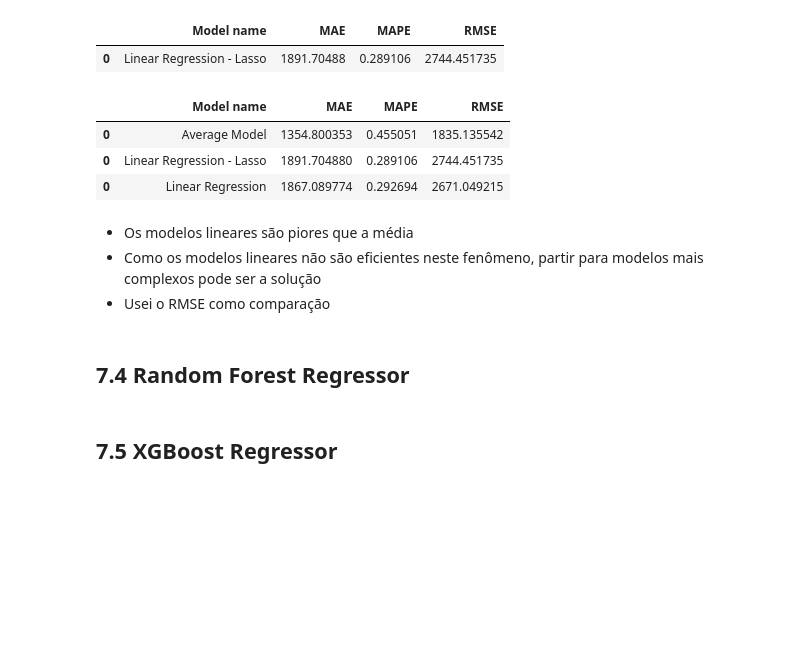
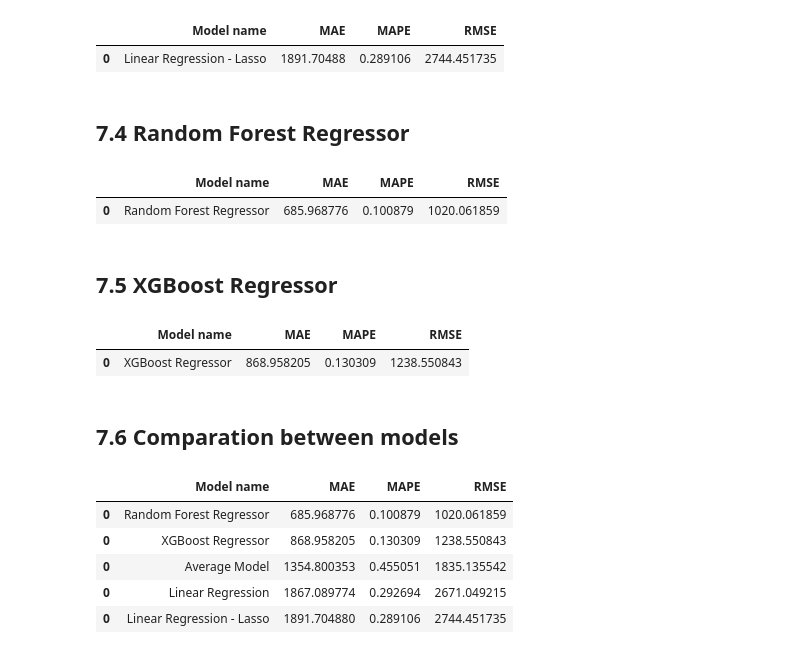
Before and after one commit to matheus-emanuel/Prediction-Rossaman-Store-Kaggle, a Jupyter notebook: store_sales_prediction.ipynb, the cells around one changed output. Drawn from its saved outputs; the diff is of its cells as text; code cells hidden in the pictures; blank space fills up the shorter version.

Commit message:
Aplicando modelos nao lineares no meu fenomeno

```diff
--- a/store_sales_prediction.ipynb
+++ b/store_sales_prediction.ipynb
@@ -945,18 +950,47 @@ lrr_result
 # %% [output]
 |  | Model name | MAE | MAPE | RMSE |
 | 0 | Linear Regression - Lasso | 1891.70488 | 0.289106 | 2744.451735 |
-# %%
-pd.concat([baseline_result, lrr_result, lr_result])
-# %% [output]
-|  | Model name | MAE | MAPE | RMSE |
-| 0 | Average Model | 1354.800353 | 0.455051 | 1835.135542 |
-| 0 | Linear Regression - Lasso | 1891.704880 | 0.289106 | 2744.451735 |
-| 0 | Linear Regression | 1867.089774 | 0.292694 | 2671.049215 |
-# %% [markdown]
-* Os modelos lineares são piores que a média
-* Como os modelos lineares não são eficientes neste fenômeno, partir para modelos mais complexos pode ser a solução
-* Usei o RMSE como comparação
 # %% [markdown]
 ## 7.4 Random Forest Regressor
+# %%
+#model
+    # n_jobs = Para usar todas as trheads do meu processador
+    # random_state = para criar uma seed e sempre partir daquele ponto da aleatoriedade
+random_forest = RandomForestRegressor(n_jobs = -1, random_state = 22).fit(x_train, y_train)
+
+#prediction
+yhat_rf = random_forest.predict(x_test)
+
+#performance
+rm_result = ml_error('Random Forest Regressor', np.expm1(y_test), np.expm1(yhat_rf))
+rm_result
+# %% [output]
+|  | Model name | MAE | MAPE | RMSE |
+| 0 | Random Forest Regressor | 685.968776 | 0.100879 | 1020.061859 |
 # %% [markdown]
 ## 7.5 XGBoost Regressor
+# %%
+#model
+xgb_regressor = xgb.XGBRegressor().fit(x_train, y_train)
+
+#prediction
+yhat_xgb = xgb_regressor.predict(x_test)
+
+#performance
+xgb_result = ml_error('XGBoost Regressor', np.expm1(y_test), np.expm1(yhat_xgb))
+xgb_result
+# %% [output]
+|  | Model name | MAE | MAPE | RMSE |
+| 0 | XGBoost Regressor | 868.958205 | 0.130309 | 1238.550843 |
+# %% [markdown]
+## 7.6 Comparation between models
+# %%
+comparation = pd.concat([baseline_result, lrr_result, lr_result, rm_result, xgb_result])
+comparation.sort_values('RMSE')
+# %% [output]
+|  | Model name | MAE | MAPE | RMSE |
+| 0 | Random Forest Regressor | 685.968776 | 0.100879 | 1020.061859 |
+| 0 | XGBoost Regressor | 868.958205 | 0.130309 | 1238.550843 |
+| 0 | Average Model | 1354.800353 | 0.455051 | 1835.135542 |
+| 0 | Linear Regression | 1867.089774 | 0.292694 | 2671.049215 |
+| 0 | Linear Regression - Lasso | 1891.704880 | 0.289106 | 2744.451735 |
```
Also changed, not shown: parts of 5 cells of this notebook.
